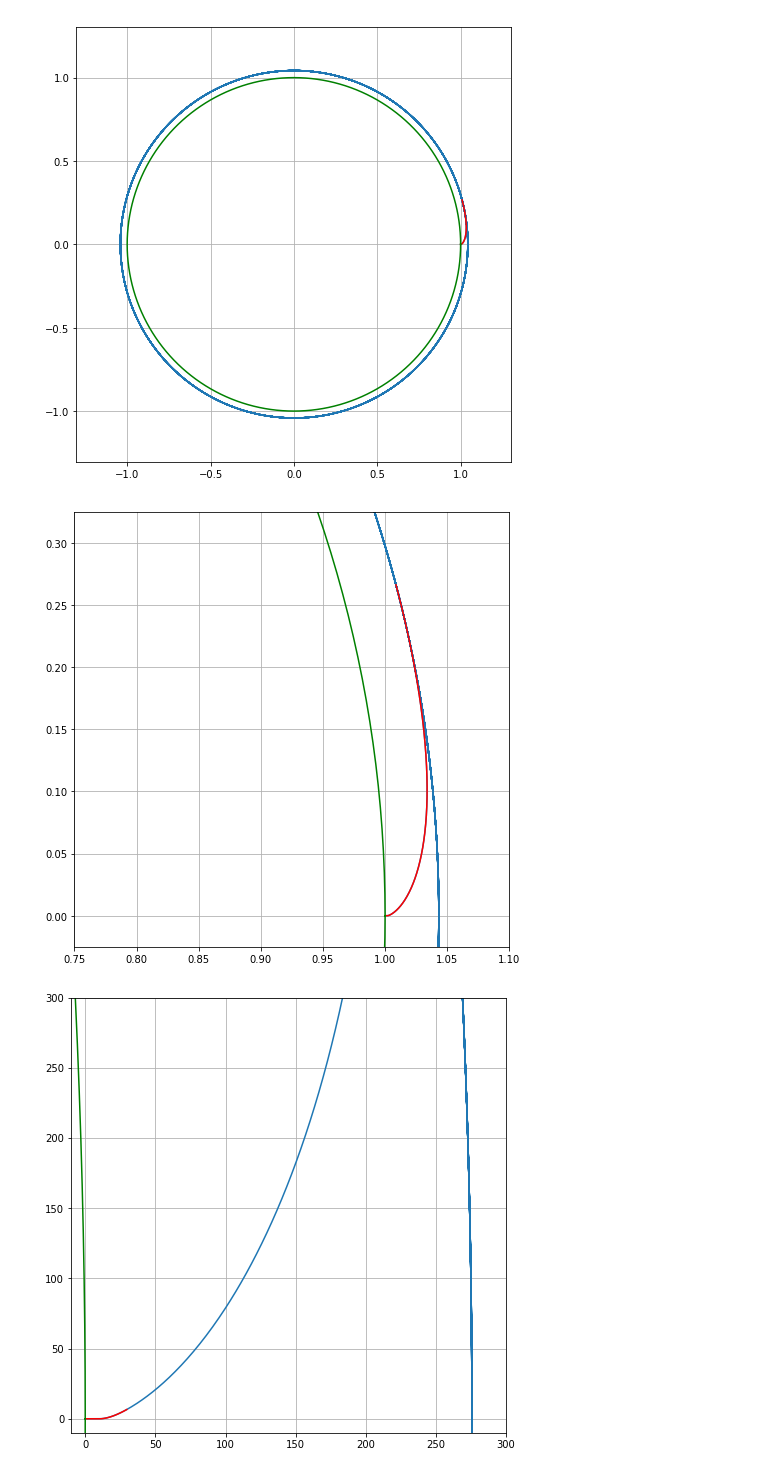
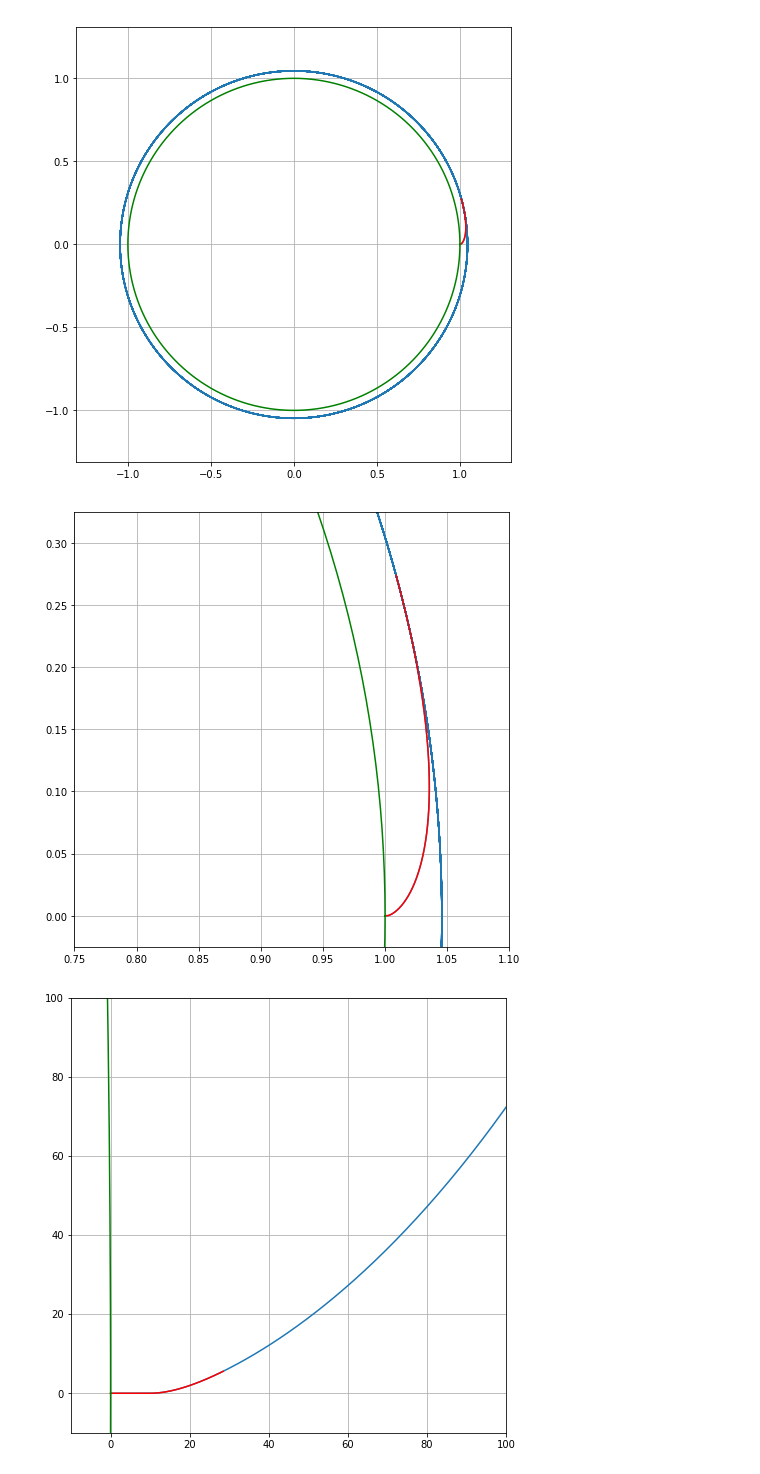
Before and after one commit to sfegan/student_computation_examples, a Jupyter notebook: Orbit Y - Rocket launch alt.ipynb, the cells around one changed output. Drawn from its saved outputs; the diff is of its cells as text; code cells hidden in the pictures.

```diff
--- a/Orbit Y - Rocket launch alt.ipynb
+++ b/Orbit Y - Rocket launch alt.ipynb
@@ -11,8 +11,7 @@ g        = G*M_earth/R_earth**2
 M      = M_earth
 r0     = R_earth
 v0     = 1e-8
+dt0    = 1.0
 a0     = 1.854*g
-dt     = 1.0
 theta  = 31.0/180*pi
-t_meco = 536.5
 t_meco = 534.5
@@ -19,3 +22,7 @@ t_meco = 534.5
+# %%
+a0     = 1.811*g
+theta  = 28.0/180*pi
+t_meco = 553.2
 # %%
 t = 0.0
 x = asarray([r0,0,0])
@@ -41,7 +48,6 @@ while t<10*90*60:
     h = r-R_earth
     if(h < 10*1e3):
         uat = ux
-#    elif(t<100):
     elif(dot(uv,ux)>cos(theta*0.95)):
         t_turn = t
         uat = ux*cos(theta)+ut*sin(theta)
@@ -49,9 +55,16 @@ while t<10*90*60:
         uat = uv
 
     a = -G*M/r**2*ux + at*uat
+
+    dt = dt0
+    if t<t_meco and t+dt>=t_meco:
+        dt = t_meco-t
+        t = t_meco
+    else:
+        t += dt
+
     v += a*dt
     x += v*dt
-    t += dt
 
     all_a.append(a.copy())
     all_v.append(v.copy())
@@ -86,17 +99,17 @@ axis('square')
 axis([0.75,1.10,-.025,.325])
 grid()
 # %% [output]
-[figure, old version]
+[figure, new version]
 # %%
 figure(figsize(8,8))
 plot((all_x[0,:]-R_earth)/1e3, all_x[1,:]/1e3)
 plot((all_x[0,all_t<t_turn]-R_earth)/1e3, all_x[1,all_t<t_turn]/1e3,'r-')
 plot((cos(frange(0,360,0.1)/180*pi)-1)*R_earth/1e3,sin(frange(0,360,0.1)/180*pi)*R_earth/1e3,'g-')
 axis('square')
-axis([-10,300,-10,300])
+axis([-10,100,-10,100])
 grid()
 # %% [output]
-[figure, old version]
+[figure, new version]
 # %%
 figure(figsize(8,8))
 plot(all_t, (norm(all_x,axis=0)-R_earth)/1e3)
```
Also changed, not shown: parts of 3 cells of this notebook.
